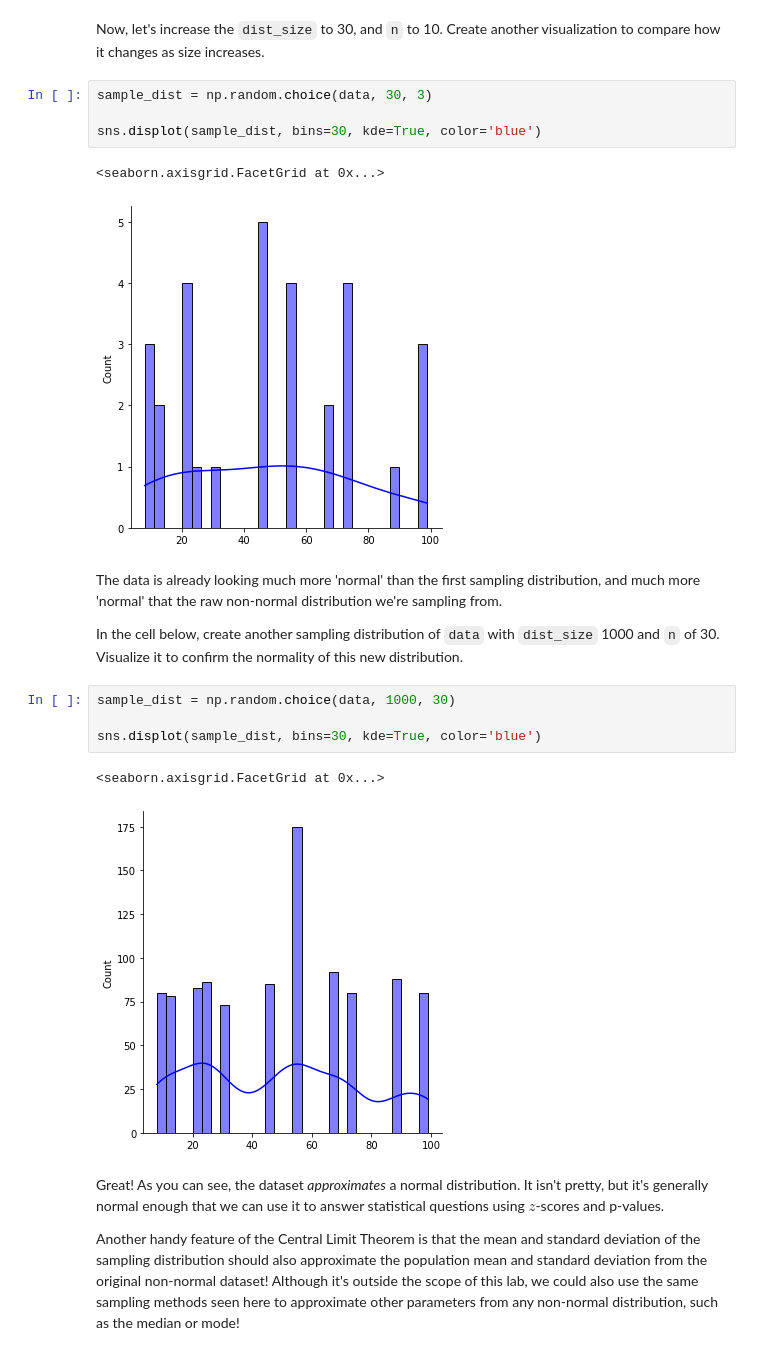
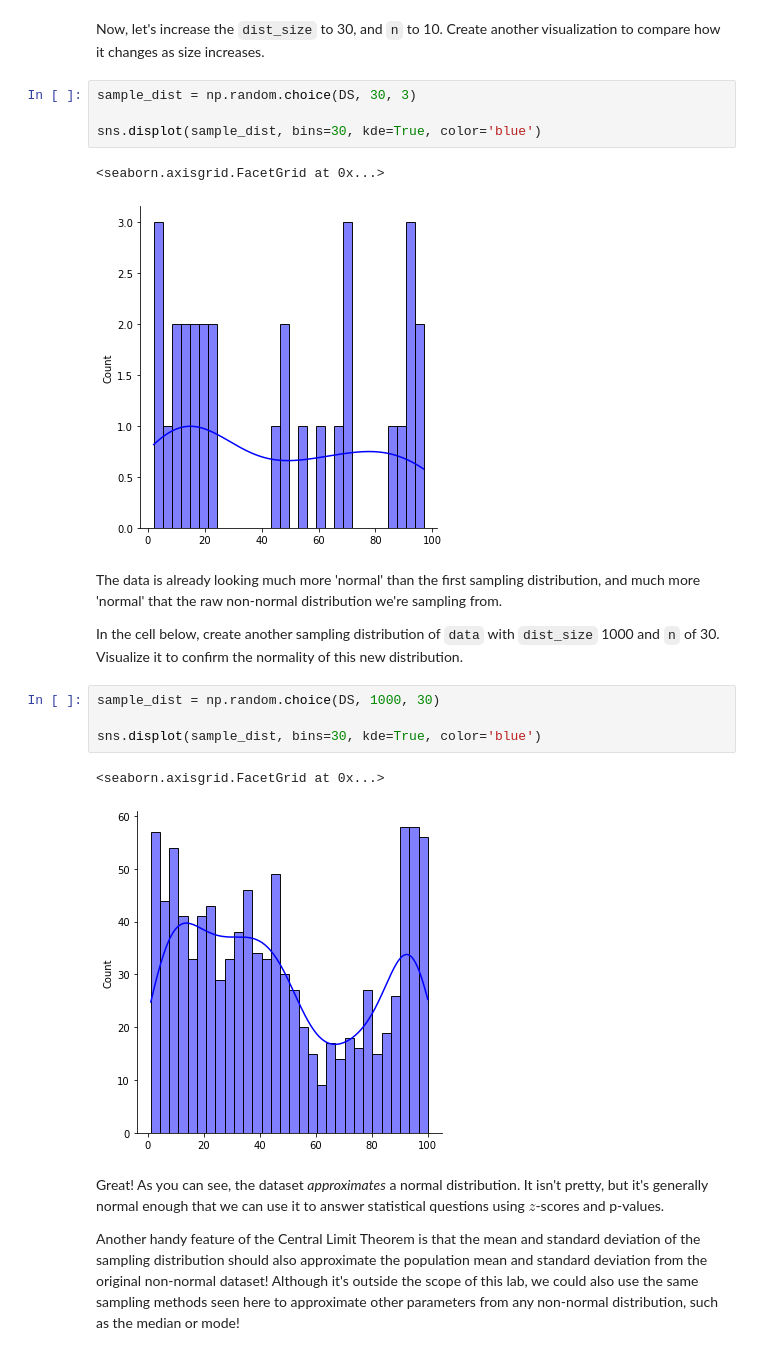
Before and after one commit to Makster04/dsc-central-limit-theorem-lab, a Jupyter notebook: index.ipynb, the cells around one changed output. Saved outputs shown, nothing was run; the diff lists cells and outputs as text.

```diff
--- a/index.ipynb
+++ b/index.ipynb
@@ -165,23 +160,23 @@ sns.histplot(sample_dist, bins=30, kde=True, color='blue')
 # %% [markdown]
 Now, let's increase the `dist_size` to 30, and `n` to 10.  Create another visualization to compare how it changes as size increases.
 # %%
-sample_dist = np.random.choice(data, 30, 3)
+sample_dist = np.random.choice(DS, 30, 3)
 
 sns.displot(sample_dist, bins=30, kde=True, color='blue')
 # %% [output]
 <seaborn.axisgrid.FacetGrid at 0x...>
-[figure, old version]
+[figure, new version]
 # %% [markdown]
 The data is already looking much more 'normal' than the first sampling distribution, and much more 'normal' that the raw non-normal distribution we're sampling from.
 
 In the cell below, create another sampling distribution of `data` with `dist_size` 1000 and `n` of 30.  Visualize it to confirm the normality of this new distribution.
 # %%
-sample_dist = np.random.choice(data, 1000, 30)
+sample_dist = np.random.choice(DS, 1000, 30)
 
 sns.displot(sample_dist, bins=30, kde=True, color='blue')
 # %% [output]
 <seaborn.axisgrid.FacetGrid at 0x...>
-[figure, old version]
+[figure, new version]
 # %% [markdown]
 Great! As you can see, the dataset _approximates_ a normal distribution. It isn't pretty, but it's generally normal enough that we can use it to answer statistical questions using $z$-scores and p-values.
 
```
Also changed, not shown: parts of 5 cells of this notebook.
